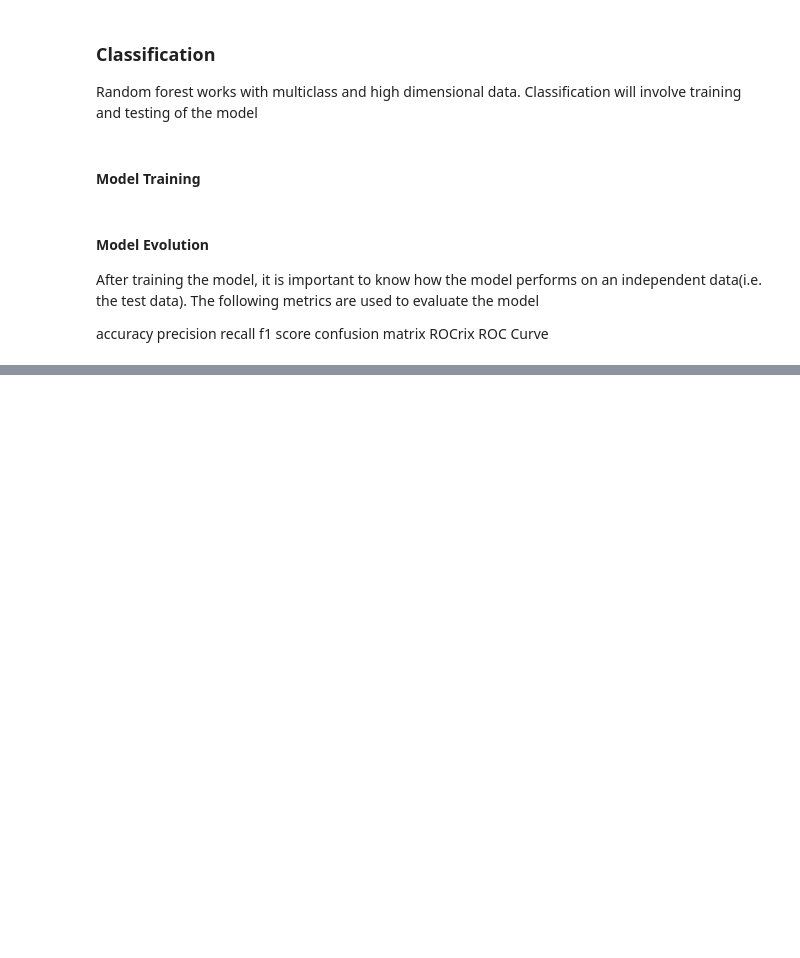
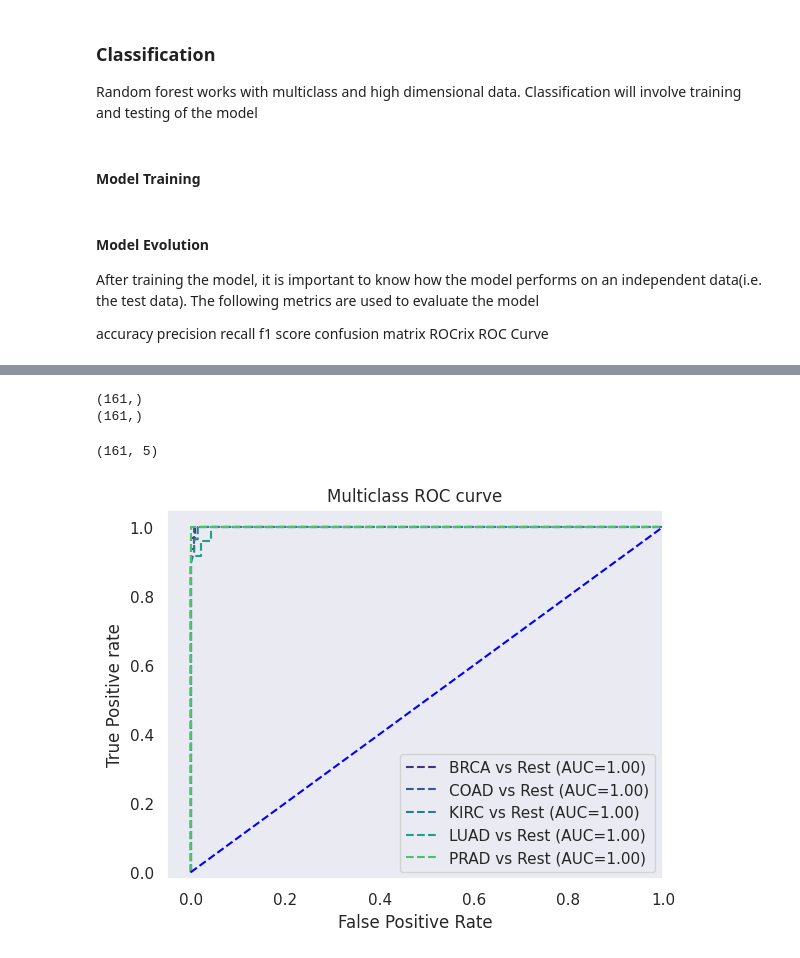
Before and after one commit to ElenaKhramtsova/CancerPredRNA_ml, a Jupyter notebook: Cancer_prediction_ml.ipynb, the cells around one changed output, grey strips where cells are left out. Drawn from its saved outputs; the diff is of its cells as text; code cells hidden in the pictures; blank space fills up the shorter version.

```diff
--- a/Cancer_prediction_ml.ipynb
+++ b/Cancer_prediction_ml.ipynb
@@ -216,7 +213,7 @@ Random forest works with multiclass and high dimensional data. Classification wi
 rf = OneVsRestClassifier(RandomForestClassifier(max_features=0.2))
 rf.fit(X_train_sel,y_train)
 y_pred = rf.predict(X_test_sel)
-pred_prob = rf.predict_proba(X_train_sel)
+pred_prob = rf.predict_proba(X_test_sel)
 # %% [markdown]
 #### Model Evolution
 
@@ -293,0 +300,41 @@ Text(50.722222222222214, 0.5, 'True Labels')
+# %%
+print(y_pred.shape)
+print(y_test.shape)
+pred_prob.shape
+# %% [output]
+(161,)
+(161,)
+(161, 5)
+# %%
+#roc curves will be generated for each class
+#we will therefore have to binarize the y_test labels
+#this is done because the probabilities(pred_prob) are calculated for each each class
+#we therefore need to put the y_test label in the same format as the pred_prob
+
+y_test_binary = label_binarize(y_test,classes=classes)
+
+# roc curve for classes
+fpr = {}
+tpr = {}
+thresholds ={}
+roc_auc = dict()
+
+n_class = classes.shape[0]
+
+for i in range(n_class):
+    fpr[i], tpr[i], thresholds[i] = roc_curve(y_test_binary[:,i], pred_prob[:,i])
+    roc_auc[i] = auc(fpr[i], tpr[i])
+    # plotting
+    plt.plot(fpr[i], tpr[i], linestyle='--',
+             label='%s vs Rest (AUC=%0.2f)'%(labels[i], roc_auc[i]))
+
+plt.plot([0,1],[0,1],'b--')
+plt.xlim([-0.05,1])
+plt.ylim([-0.02,1.05])
+plt.title('Multiclass ROC curve')
+plt.xlabel('False Positive Rate')
+plt.ylabel('True Positive rate')
+plt.legend(loc='lower right')
+plt.show()
+# %% [output]
+[figure, added]
```
Also changed, not shown: parts of 12 cells of this notebook, 1 other file.
